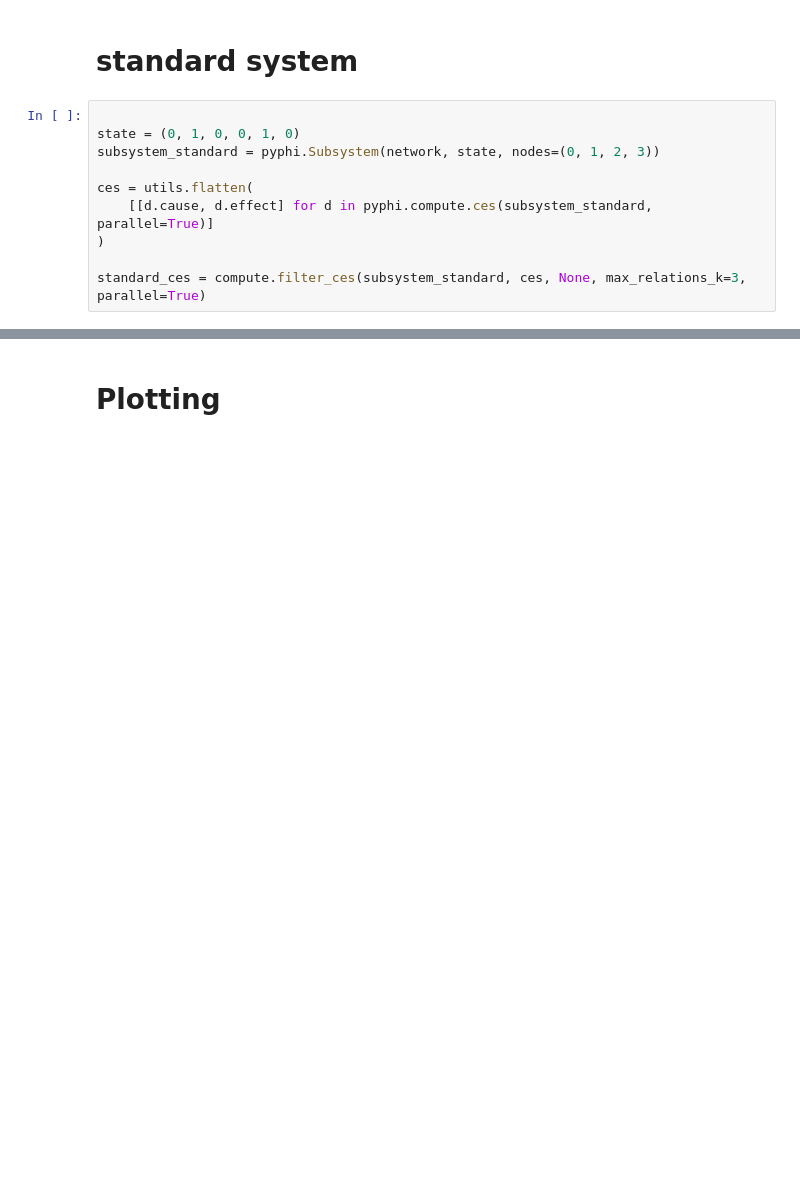
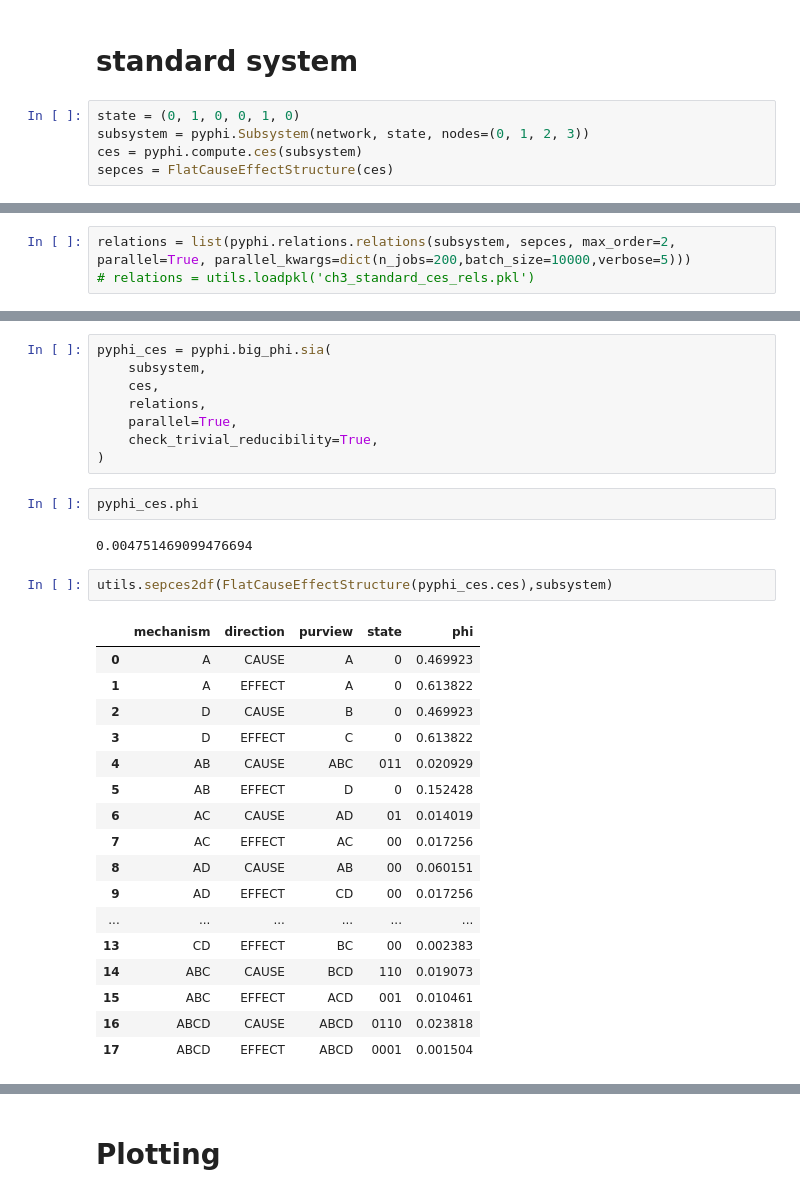
Before and after one commit to matteograsso/visualize_pyphi, a Jupyter notebook: ch3_figures_MG.ipynb, the cells around one changed output, grey strips where cells are left out. Drawn from its saved outputs; the diff is of its cells as text; blank space fills up the shorter version.

```diff
--- a/ch3_figures_MG.ipynb
+++ b/ch3_figures_MG.ipynb
@@ -95,12 +95,7 @@ fig.write_image(f'figures/ch3/{net_name}_tpm_labels.png')
 # %% [markdown]
 # standard system
 # %%
-
 state = (0, 1, 0, 0, 1, 0)
-subsystem_standard = pyphi.Subsystem(network, state, nodes=(0, 1, 2, 3))
-
-ces = utils.flatten(
-    [[d.cause, d.effect] for d in pyphi.compute.ces(subsystem_standard, parallel=True)]
-)
-
-standard_ces = compute.filter_ces(subsystem_standard, ces, None, max_relations_k=3, parallel=True)
+subsystem = pyphi.Subsystem(network, state, nodes=(0, 1, 2, 3))
+ces = pyphi.compute.ces(subsystem)
+sepces = FlatCauseEffectStructure(ces)
@@ -122,0 +102,3 @@ standard_ces = compute.filter_ces(subsystem_standard, ces, None, max_relations_k
+# %%
+relations = list(pyphi.relations.relations(subsystem, sepces, max_order=2, parallel=True, parallel_kwargs=dict(n_jobs=200,batch_size=10000,verbose=5)))
+# relations = utils.loadpkl('ch3_standard_ces_rels.pkl')
@@ -122,0 +113,32 @@ standard_ces = compute.filter_ces(subsystem_standard, ces, None, max_relations_k
+# %%
+pyphi_ces = pyphi.big_phi.sia(
+    subsystem,
+    ces,
+    relations,
+    parallel=True,
+    check_trivial_reducibility=True,
+)
+# %%
+pyphi_ces.phi
+# %% [output]
+0.004751469099476694
+# %%
+utils.sepces2df(FlatCauseEffectStructure(pyphi_ces.ces),subsystem)
+# %% [output]
+|  | mechanism | direction | purview | state | phi |
+| 0 | A | CAUSE | A | 0 | 0.469923 |
+| 1 | A | EFFECT | A | 0 | 0.613822 |
+| 2 | D | CAUSE | B | 0 | 0.469923 |
+| 3 | D | EFFECT | C | 0 | 0.613822 |
+| 4 | AB | CAUSE | ABC | 011 | 0.020929 |
+| 5 | AB | EFFECT | D | 0 | 0.152428 |
+| 6 | AC | CAUSE | AD | 01 | 0.014019 |
+| 7 | AC | EFFECT | AC | 00 | 0.017256 |
+| 8 | AD | CAUSE | AB | 00 | 0.060151 |
+| 9 | AD | EFFECT | CD | 00 | 0.017256 |
+| ... | ... | ... | ... | ... | ... |
+| 13 | CD | EFFECT | BC | 00 | 0.002383 |
+| 14 | ABC | CAUSE | BCD | 110 | 0.019073 |
+| 15 | ABC | EFFECT | ACD | 001 | 0.010461 |
+| 16 | ABCD | CAUSE | ABCD | 0110 | 0.023818 |
+| 17 | ABCD | EFFECT | ABCD | 0001 | 0.001504 |
```
Also changed, not shown: parts of 92 cells of this notebook.
